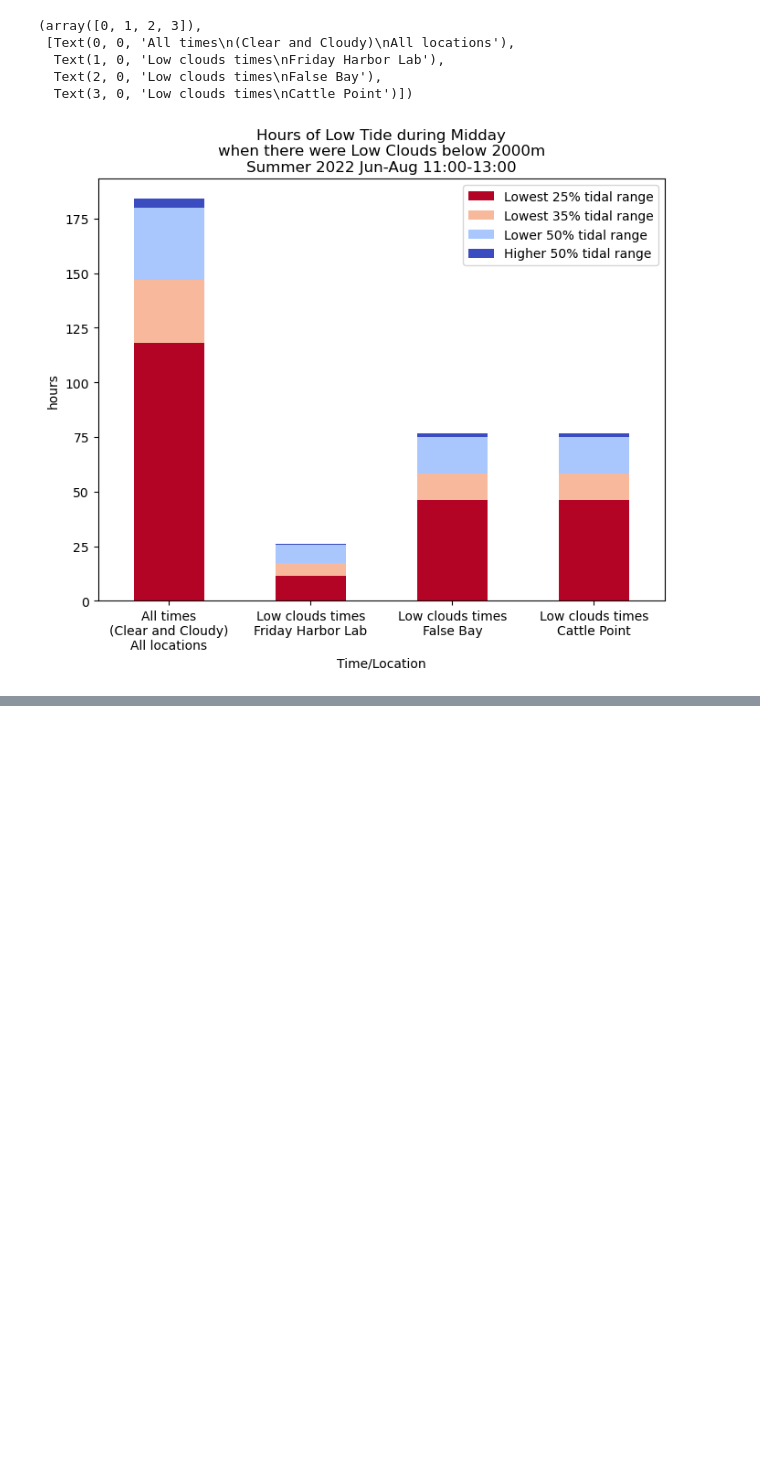
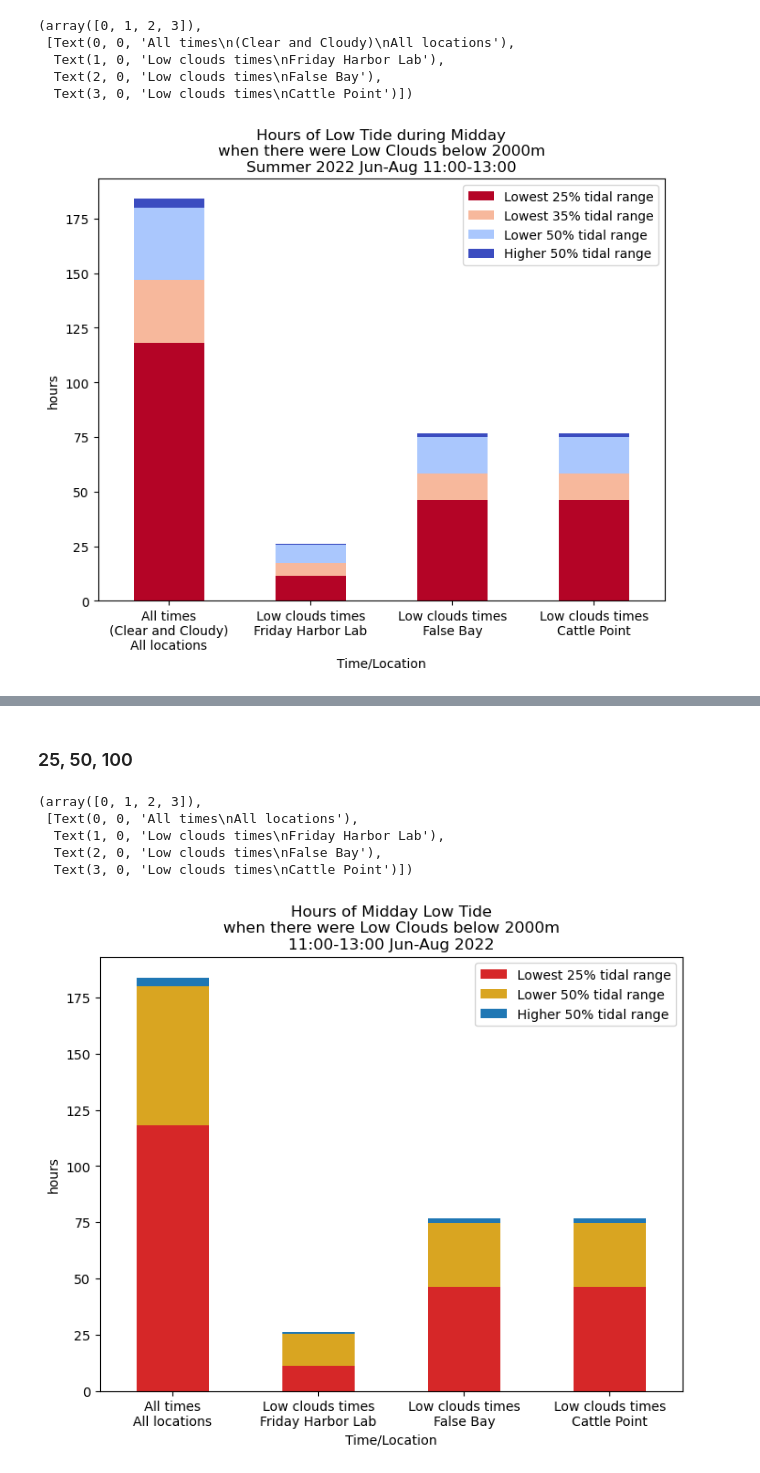
Before and after one commit to autumn-yng/summerfog, a Jupyter notebook: tide-vs-cloudheight.ipynb, the cells around one changed output, grey strips where cells are left out. Cells and saved outputs as stored; diff of their text form; code cells hidden in the pictures; blank space fills up the shorter version.

Commit message:
Add stacked bar chart of only 25 50 100 quantiles

```diff
--- a/tide-vs-cloudheight.ipynb
+++ b/tide-vs-cloudheight.ipynb
@@ -369,6 +350,20 @@ def tide_height_categories_hours(df:df, column:str):
     high_50_hrs= round(len(df[high_50])*5/60, 2)
 
     return [low_25_hrs, low_35_hrs, low_50_hrs, high_50_hrs]
+# %%
+# A different version of the function that outputs only the lowest 25%, the lower 50%, and the higher 50%
+''' A function that takes in a dataframe and the column of tidal height values,
+and outputs the number of hours that the tide is in the lowest 25%, 35%, 50%, and the higher 50%, of the tidal range.'''
+def tide_height_categories_hours(df:df, column:str):
+    low_25 = (df[column] <= quantile_25)
+    low_50 = (df[column] > quantile_25) & (df[column] <= quantile_50)
+    high_50 = (df[column] > quantile_50)
+
+    low_25_hrs = round(len(df[low_25])*5/60, 2)
+    low_50_hrs = round(len(df[low_50])*5/60, 2)
+    high_50_hrs= round(len(df[high_50])*5/60, 2)
+
+    return [low_25_hrs, low_50_hrs, high_50_hrs]
 # %%
 fb_midday_clear = combined_midday[np.isnan(combined_midday["Height"])]
 fb_midday_clear_tide_hrs = tide_height_categories_hours(fb_midday_clear, "Interpolated_predicted_tide")
@@ -489,3 +487,22 @@ plt.xticks(rotation = 0)
   Text(2, 0, 'Low clouds times\nFalse Bay'),
   Text(3, 0, 'Low clouds times\nCattle Point')])
 [figure]
+# %%
+tide2022 = pd.DataFrame([[low_25, low_35 + low_50, high_50],
+                        #  fhl_midday_clear_tide_hrs,
+                        #  fb_midday_clear_tide_hrs,
+                        #  cp_midday_clear_tide_hrs,
+                         fhl_midday_lowclouds_tide_hrs,
+                         fb_midday_lowclouds_tide_hrs,
+                         cp_midday_lowclouds_tide_hrs
+                         ],
+                         columns=['Lowest 25% tidal range', 'Lower 50% tidal range', 'Higher 50% tidal range'])
+
+tide2022["Time/Location"] = ["All times\nAll locations",
+                            #  "Clear sky times\nFriday Harbor Lab",
+                            #  "Clear sky times\nFalse Bay",
+                            #  "Clear sky times\nCattle Point",
+                             "Low clouds times\nFriday Harbor Lab",
+                             "Low clouds times\nFalse Bay",
+                             "Low clouds times\nCattle Point"]
+tide2022
@@ -491,0 +515,20 @@ plt.xticks(rotation = 0)
+# %% [markdown]
+### 25, 50, 100
+# %%
+from matplotlib.colors import LinearSegmentedColormap
+
+my_cmap = LinearSegmentedColormap.from_list("", ["tab:red", "goldenrod", "tab:blue"])
+
+fig, ax = plt.subplots(figsize=(8,6))
+
+tide2022.plot(ax=ax, x='Time/Location', kind='bar', stacked=True, cmap = my_cmap)
+plt.title("Hours of Midday Low Tide\nwhen there were Low Clouds below 2000m\n11:00-13:00 Jun-Aug 2022" )
+plt.ylabel("hours")
+plt.xticks(rotation = 0)
+# %% [output]
+(array([0, 1, 2, 3]),
+ [Text(0, 0, 'All times\nAll locations'),
+  Text(1, 0, 'Low clouds times\nFriday Harbor Lab'),
+  Text(2, 0, 'Low clouds times\nFalse Bay'),
+  Text(3, 0, 'Low clouds times\nCattle Point')])
+[figure, added]
```
Also changed, not shown: parts of 11 cells of this notebook.
